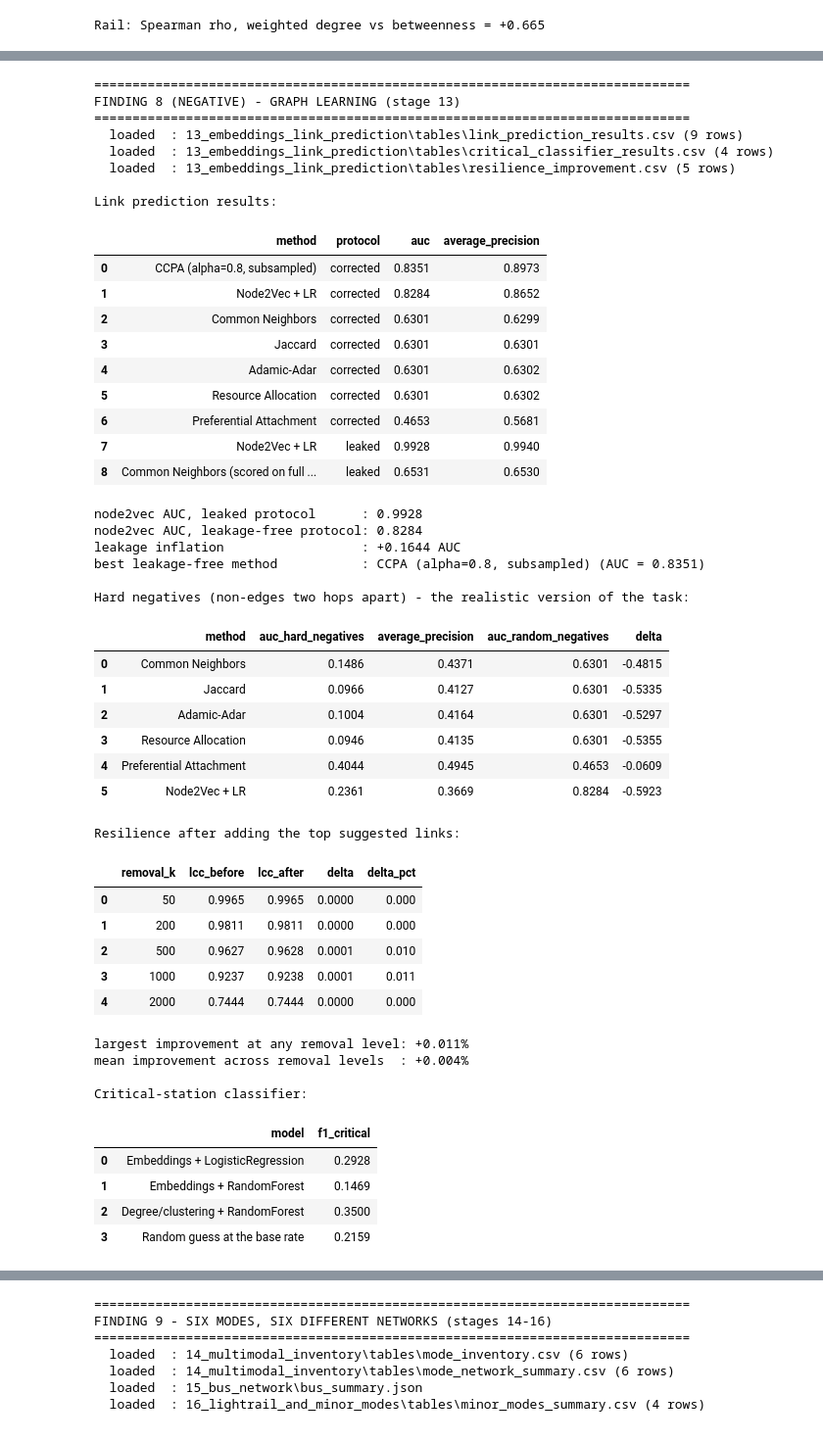
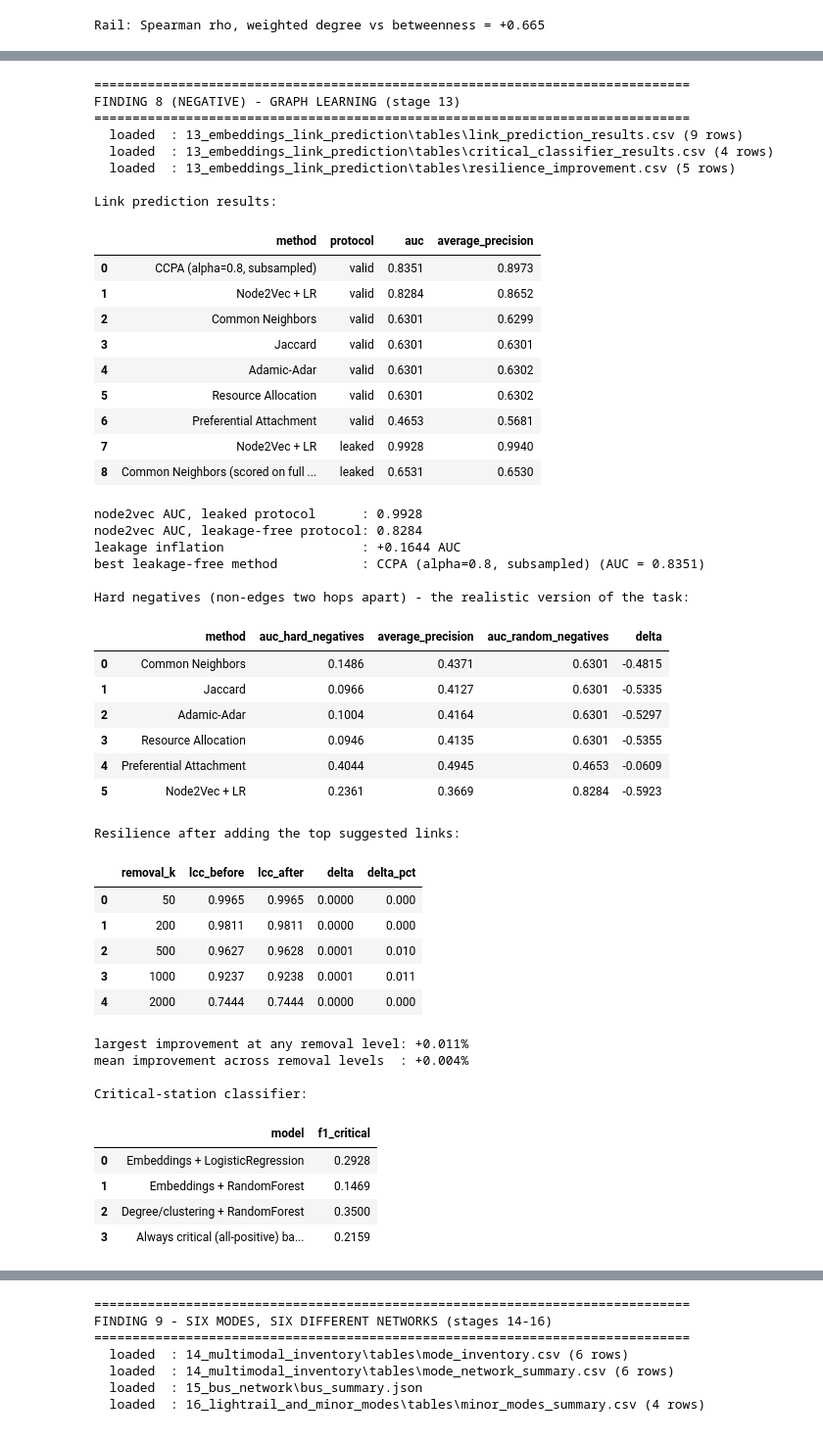
Before and after one commit to seanfourman/israel-transit-network-resilience, a Jupyter notebook: notebooks/24_conclusions.ipynb, the cells around one changed output, grey strips where cells are left out. Shown at 98% size. Saved outputs shown, nothing was run; the diff lists cells and outputs as text; code cells hidden in the pictures.

```diff
--- a/notebooks/24_conclusions.ipynb
+++ b/notebooks/24_conclusions.ipynb
@@ -493,7 +394,7 @@ FINDINGS = []
 
 
 def record(stage, theme, metric, value, source, note=''):
-    """Append one traceable headline number to the cross-stage summary table."""
+    """Append one traceable result to the cross-stage summary table."""
     FINDINGS.append({
         'stage': stage,
         'theme': theme,
@@ -1196,9 +1057,9 @@ else:
             flips = False
         print()
         if flips:
-            print("SIMPSON'S PARADOX: the national correlation and the within-city correlations "
-                  'do not share a sign. The aggregation level decides the answer, so no single '
-                  'number describes "equity" here.')
+            print('The within-community estimates run in both directions. I treat that as '
+                  'local heterogeneity and an aggregation effect rather than a universal '
+                  'reversal.')
         else:
             print('The national and within-city correlations share a sign; read the ranges above '
                   'before quoting any single figure.')
@@ -1208,7 +1069,7 @@ else:
            'p = ' + fmt(nat_p, 6) + ', n = ' + fmt(nat_n))
     record('09', 'equity', 'within-community rho range',
            fmt(rho_min, 3) + ' to ' + fmt(rho_max, 3), 'socioeconomic_summary.json',
-           'sign differs from the national figure -> Simpson\'s paradox')
+           'mixed local directions show heterogeneity across service communities')
     record('09', 'equity', 'within-community tests significant after BH-FDR',
            fmt(sig_fdr) + ' of ' + fmt(n_tests),
            'socioeconomic_within_cluster_correlation.csv')
@@ -1603,13 +1448,18 @@ else:
     print()
     display(rail_corr.round(4))
 
-    n_tests = len(rail_corr)
-    n_raw = int((pd.to_numeric(rail_corr[p_col], errors='coerce') < 0.05).sum()) if p_col else None
-    n_bh = int((pd.to_numeric(rail_corr[q_col], errors='coerce') < 0.05).sum()) if q_col else None
-    n_holm = int((pd.to_numeric(rail_corr[holm_col], errors='coerce') < 0.05).sum()) if holm_col else None
+    n_rows = len(rail_corr)
+    p_values = (pd.to_numeric(rail_corr[p_col], errors='coerce')
+                if p_col else pd.Series(np.nan, index=rail_corr.index))
+    valid_mask = p_values.notna()
+    n_tests = int(valid_mask.sum())
+    n_raw = int((p_values[valid_mask] < 0.05).sum()) if p_col else None
+    n_bh = int((pd.to_numeric(rail_corr.loc[valid_mask, q_col], errors='coerce') < 0.05).sum()) if q_col else None
+    n_holm = int((pd.to_numeric(rail_corr.loc[valid_mask, holm_col], errors='coerce') < 0.05).sum()) if holm_col else None
 
     print()
-    print('tests run                  :', n_tests)
+    print('attempted table rows        :', n_rows)
+    print('valid tests                 :', n_tests)
     print('raw p < 0.05               :', n_raw)
     print('BH q < 0.05                :', n_bh)
     print('Holm p < 0.05              :', n_holm)
@@ -1640,7 +1490,7 @@ else:
            'NEGATIVE RESULT: underpowered at this sample size, not evidence of equality')
 
     print()
-    print('HONEST READING: with this many stations the study is underpowered. A null result here '
+    print('My interpretation: with this many stations the study is underpowered. A null result here '
           'is a failure to detect, not a demonstration that rail access is socio-economically '
           'neutral.')
 # %% [output]
@@ -1775,50 +1621,51 @@ else:
         print('Critical-station classifier:')
         display(clf)
         if mo_col and f_col:
-            base = clf[clf[mo_col].astype(str).str.contains('random|base', case=False)]
-            learned = clf[~clf[mo_col].astype(str).str.contains('random|base', case=False)]
+            baseline_mask = clf[mo_col].astype(str).str.contains(
+                'all-positive|always critical|baseline', case=False, regex=True)
+            base = clf[baseline_mask]
+            learned = clf[~baseline_mask]
             if len(learned):
                 f_vals = pd.to_numeric(learned[f_col], errors='coerce')
                 best = learned.loc[f_vals.idxmax()]
                 print()
                 print('best learned model  :', str(best[mo_col]),
                       'F1 =', format(float(best[f_col]), '.4f'))
                 print('F1 range across models:', format(float(f_vals.min()), '.4f'),
                       'to', format(float(f_vals.max()), '.4f'))
                 if len(base):
-                    print('random guess at the base rate: F1 =',
+                    print('all-positive baseline: F1 =',
                           format(float(base.iloc[0][f_col]), '.4f'))
                 record('13', 'graph learning (negative)',
                        'critical-station classifier F1 (range across models)',
                        format(float(f_vals.min()), '.3f') + ' - '
                        + format(float(f_vals.max()), '.3f'),
                        'critical_classifier_results.csv',
-                       'NEGATIVE RESULT: barely distinguishable from guessing at the base rate'
+                       'NEGATIVE RESULT: compare the learned models with the all-positive baseline'
                        + ('' if not len(base) else ' (F1 = '
                           + format(float(base.iloc[0][f_col]), '.3f') + ')'))
 
     print()
-    print('HONEST READING: none of the three graph-learning results supports a claim that '
-          'embeddings add value here. They are reported because a negative result obtained '
-          'under a corrected protocol is worth more than a positive one obtained under a '
-          'leaky one.')
+    print('My interpretation: these tests do not show a clear embedding-specific advantage. '
+          'Node2vec drops after leakage is removed, the suggested edges barely change resilience, '
+          'and the degree/clustering classifier performs best in the saved table.')
 # %% [output]
 ==============================================================================
 FINDING 8 (NEGATIVE) - GRAPH LEARNING (stage 13)
 ==============================================================================
   loaded  : 13_embeddings_link_prediction\tables\link_prediction_results.csv (9 rows)
   loaded  : 13_embeddings_link_prediction\tables\critical_classifier_results.csv (4 rows)
   loaded  : 13_embeddings_link_prediction\tables\resilience_improvement.csv (5 rows)
 
 Link prediction results:
 |  | method | protocol | auc | average_precision |
-| 0 | CCPA (alpha=0.8, subsampled) | corrected | 0.8351 | 0.8973 |
-| 1 | Node2Vec + LR | corrected | 0.8284 | 0.8652 |
-| 2 | Common Neighbors | corrected | 0.6301 | 0.6299 |
-| 3 | Jaccard | corrected | 0.6301 | 0.6301 |
-| 4 | Adamic-Adar | corrected | 0.6301 | 0.6302 |
-| 5 | Resource Allocation | corrected | 0.6301 | 0.6302 |
-| 6 | Preferential Attachment | corrected | 0.4653 | 0.5681 |
+| 0 | CCPA (alpha=0.8, subsampled) | valid | 0.8351 | 0.8973 |
+| 1 | Node2Vec + LR | valid | 0.8284 | 0.8652 |
+| 2 | Common Neighbors | valid | 0.6301 | 0.6299 |
+| 3 | Jaccard | valid | 0.6301 | 0.6301 |
+| 4 | Adamic-Adar | valid | 0.6301 | 0.6302 |
+| 5 | Resource Allocation | valid | 0.6301 | 0.6302 |
+| 6 | Preferential Attachment | valid | 0.4653 | 0.5681 |
 | 7 | Node2Vec + LR | leaked | 0.9928 | 0.9940 |
 | 8 | Common Neighbors (scored on full ... | leaked | 0.6531 | 0.6530 |
 node2vec AUC, leaked protocol      : 0.9928
@@ -1849,4 +1696,4 @@ Critical-station classifier:
 | 0 | Embeddings + LogisticRegression | 0.2928 |
 | 1 | Embeddings + RandomForest | 0.1469 |
 | 2 | Degree/clustering + RandomForest | 0.3500 |
-| 3 | Random guess at the base rate | 0.2159 |
+| 3 | Always critical (all-positive) ba... | 0.2159 |
```
Also changed, not shown: parts of 51 cells of this notebook, 24 other files.
